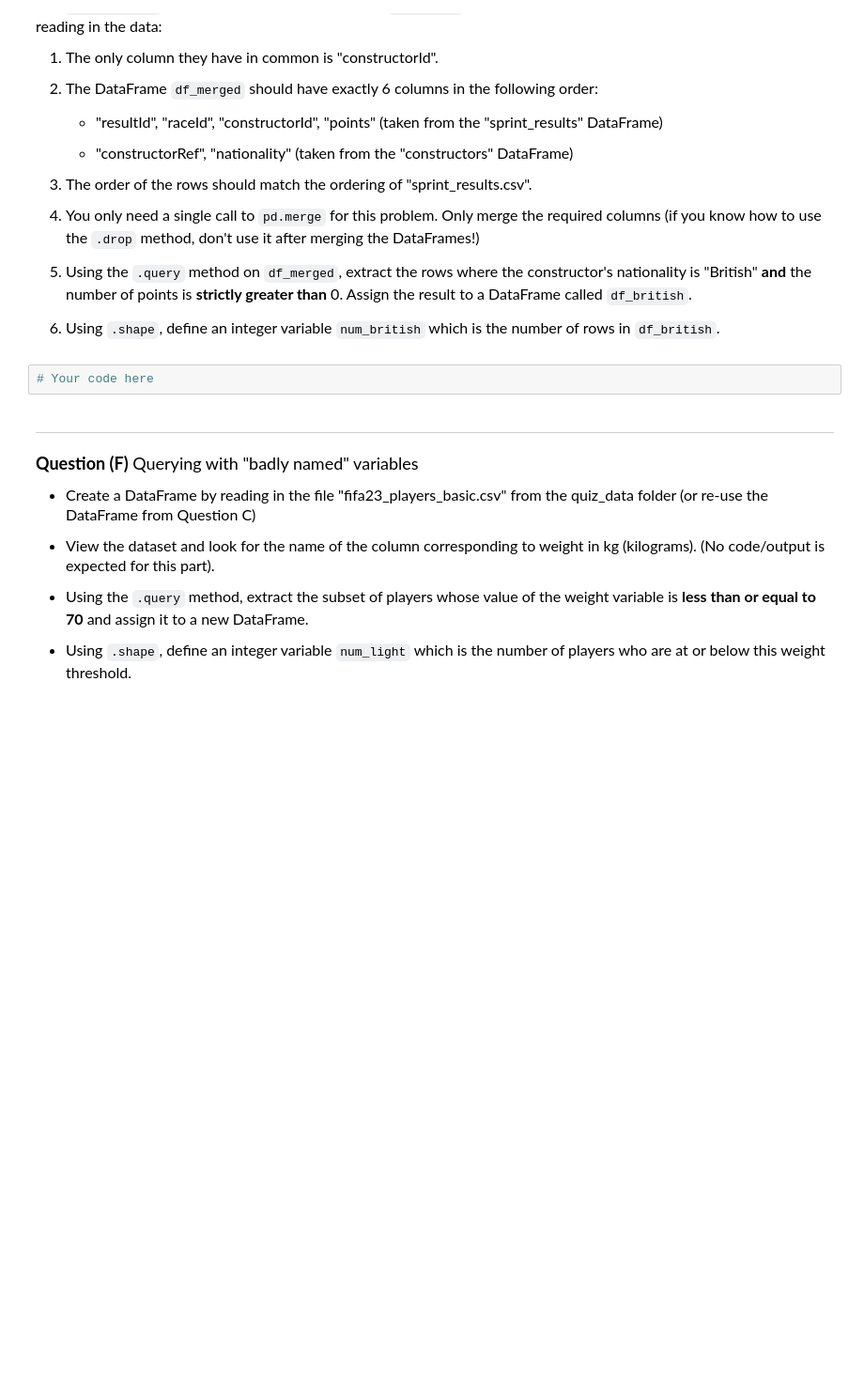
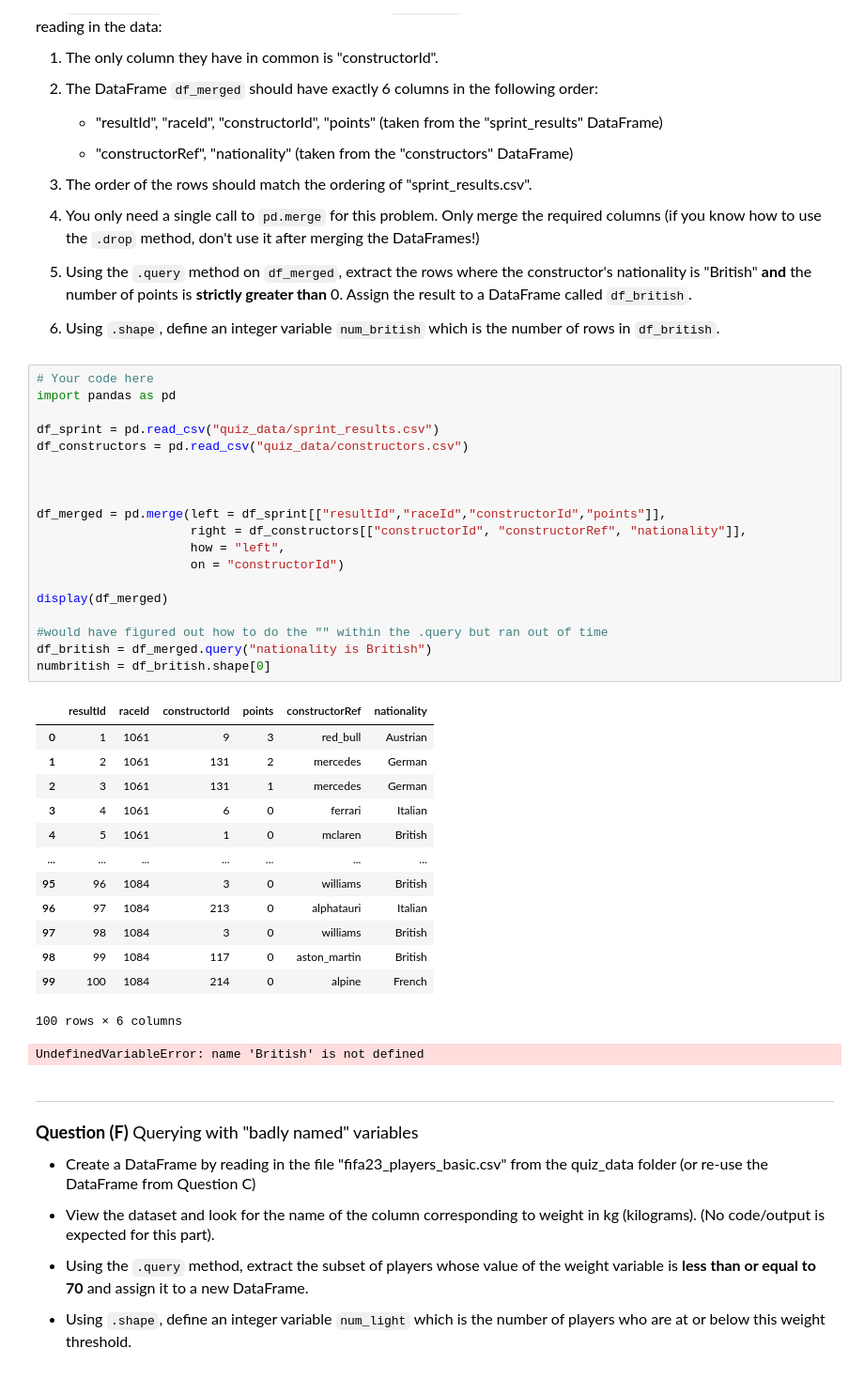
Before and after one commit to taddcavanaugh-arch/datasci151fall2026, a Jupyter notebook: _quizzes/quiz_4/quiz_4.ipynb, the cells around one changed output. Shown at 94% size. Drawn from its saved outputs; the diff is of its cells as text; blank space fills up the shorter version.

```diff
--- a/_quizzes/quiz_4/quiz_4.ipynb
+++ b/_quizzes/quiz_4/quiz_4.ipynb
@@ -133,6 +244,38 @@ Use `pandas.merge` to create a new DataFrame called `df_merged` by combining the
 6. Using ``.shape``, define an integer variable `num_british` which is the number of rows in `df_british`.
 # %%
 # Your code here
+import pandas as pd
+
+df_sprint = pd.read_csv("quiz_data/sprint_results.csv")
+df_constructors = pd.read_csv("quiz_data/constructors.csv")
+
+
+
+df_merged = pd.merge(left = df_sprint[["resultId","raceId","constructorId","points"]],
+                     right = df_constructors[["constructorId", "constructorRef", "nationality"]],
+                     how = "left",
+                     on = "constructorId")
+
+display(df_merged)
+
+#would have figured out how to do the "" within the .query but ran out of time
+df_british = df_merged.query("nationality is British")
+numbritish = df_british.shape[0]
+# %% [output]
+|  | resultId | raceId | constructorId | points | constructorRef | nationality |
+| 0 | 1 | 1061 | 9 | 3 | red_bull | Austrian |
+| 1 | 2 | 1061 | 131 | 2 | mercedes | German |
+| 2 | 3 | 1061 | 131 | 1 | mercedes | German |
+| 3 | 4 | 1061 | 6 | 0 | ferrari | Italian |
+| 4 | 5 | 1061 | 1 | 0 | mclaren | British |
+| ... | ... | ... | ... | ... | ... | ... |
+| 95 | 96 | 1084 | 3 | 0 | williams | British |
+| 96 | 97 | 1084 | 213 | 0 | alphatauri | Italian |
+| 97 | 98 | 1084 | 3 | 0 | williams | British |
+| 98 | 99 | 1084 | 117 | 0 | aston_martin | British |
+| 99 | 100 | 1084 | 214 | 0 | alpine | French |
+100 rows × 6 columns
+UndefinedVariableError: name 'British' is not defined
 # %% [markdown]
 ______________________
 
```
Also changed, not shown: parts of 5 cells of this notebook, 1 other file.
